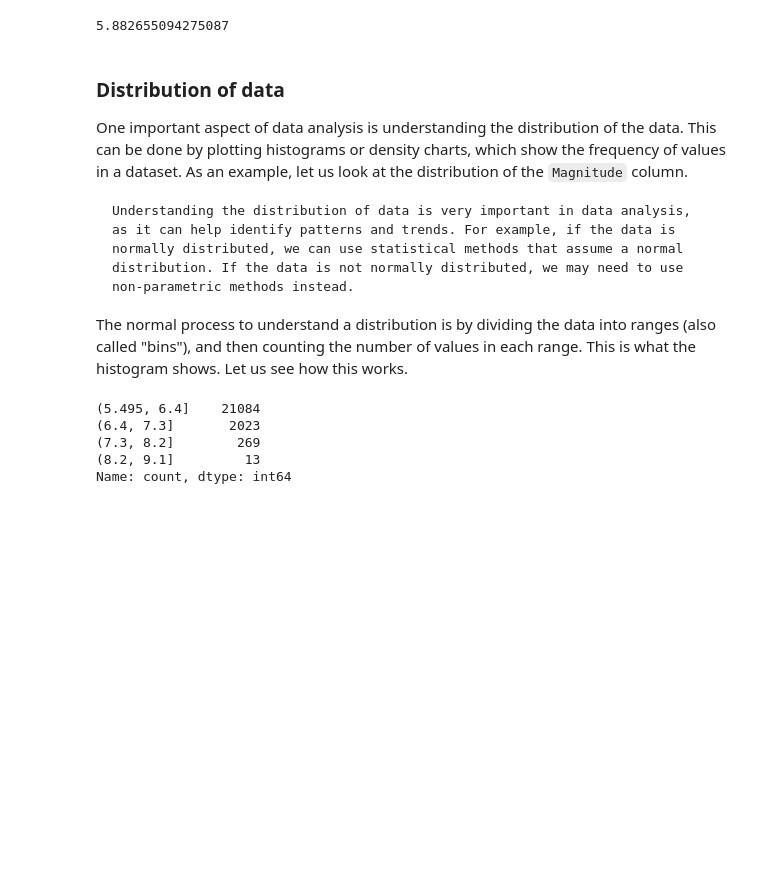
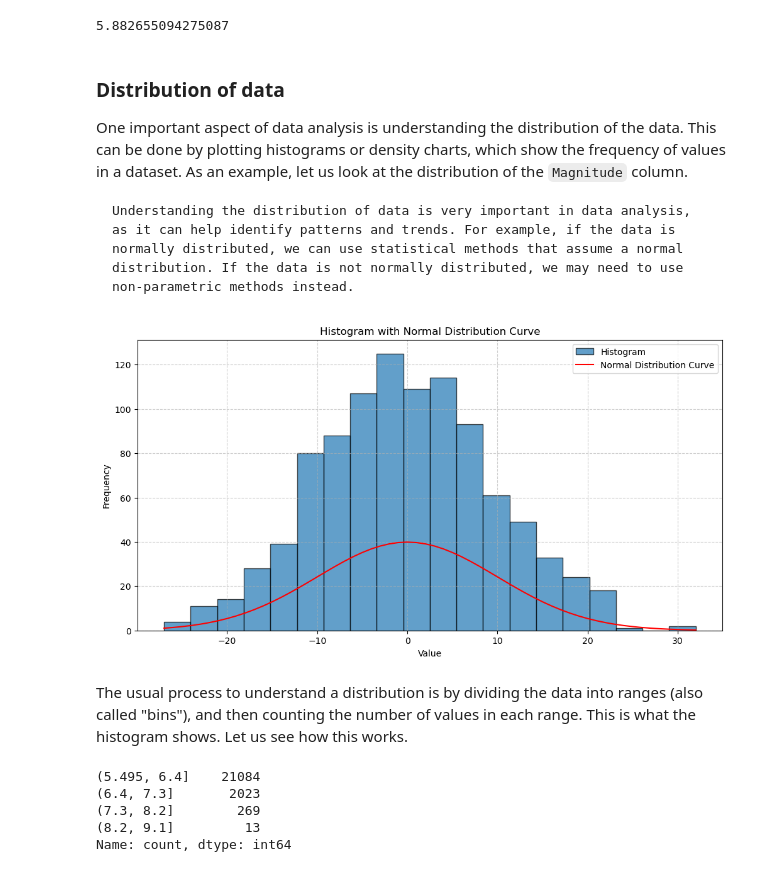
Before and after one commit to pedro-leitao/pedro-leitao.github.io, a Jupyter notebook: python-for-students/diving-into-data.ipynb, the cells around one changed output. Saved outputs shown, nothing was run; the diff lists cells and outputs as text; code cells hidden in the pictures; blank space fills up the shorter version.

````diff
--- a/python-for-students/diving-into-data.ipynb
+++ b/python-for-students/diving-into-data.ipynb
@@ -300,8 +300,40 @@ One important aspect of data analysis is understanding the distribution of the d
 ```{note}
 Understanding the distribution of data is very important in data analysis, as it can help identify patterns and trends. For example, if the data is normally distributed, we can use statistical methods that assume a normal distribution. If the data is not normally distributed, we may need to use non-parametric methods instead.
 ```
-
-The normal process to understand a distribution is by dividing the data into ranges (also called "bins"), and then counting the number of values in each range. This is what the histogram shows. Let us see how this works.
+# %%
+import numpy as np
+import matplotlib.pyplot as plt
+from scipy.stats import norm
+
+# Generate normally distributed integers
+normal_integers = np.random.normal(loc=0, scale=10, size=1000)
+normal_integers = np.round(normal_integers).astype(int)
+
+# Generate data for the line (fitted normal distribution)
+x = np.arange(min(normal_integers), max(normal_integers) + 1)
+pdf = norm.pdf(x, loc=0, scale=10)  # Normal PDF based on the original distribution
+pdf_scaled = pdf * len(normal_integers) * (x[1] - x[0])  # Scale to match histogram
+
+# Plot the histogram
+plt.figure(figsize=(12, 6))
+plt.hist(normal_integers, bins=20, edgecolor='black', alpha=0.7, label='Histogram')
+
+# Overlay the line
+plt.plot(x, pdf_scaled, color='red', label='Normal Distribution Curve')
+
+# Add labels and title
+plt.title('Histogram with Normal Distribution Curve')
+plt.xlabel('Value')
+plt.ylabel('Frequency')
+plt.legend()
+plt.grid(True, linestyle='--', alpha=0.6)
+
+# Show the plot
+plt.show()
+# %% [output]
+[figure, added]
+# %% [markdown]
+The usual process to understand a distribution is by dividing the data into ranges (also called "bins"), and then counting the number of values in each range. This is what the histogram shows. Let us see how this works.
 # %%
 earthquakes['Magnitude'].value_counts(bins=4)
 # %% [output]
````
